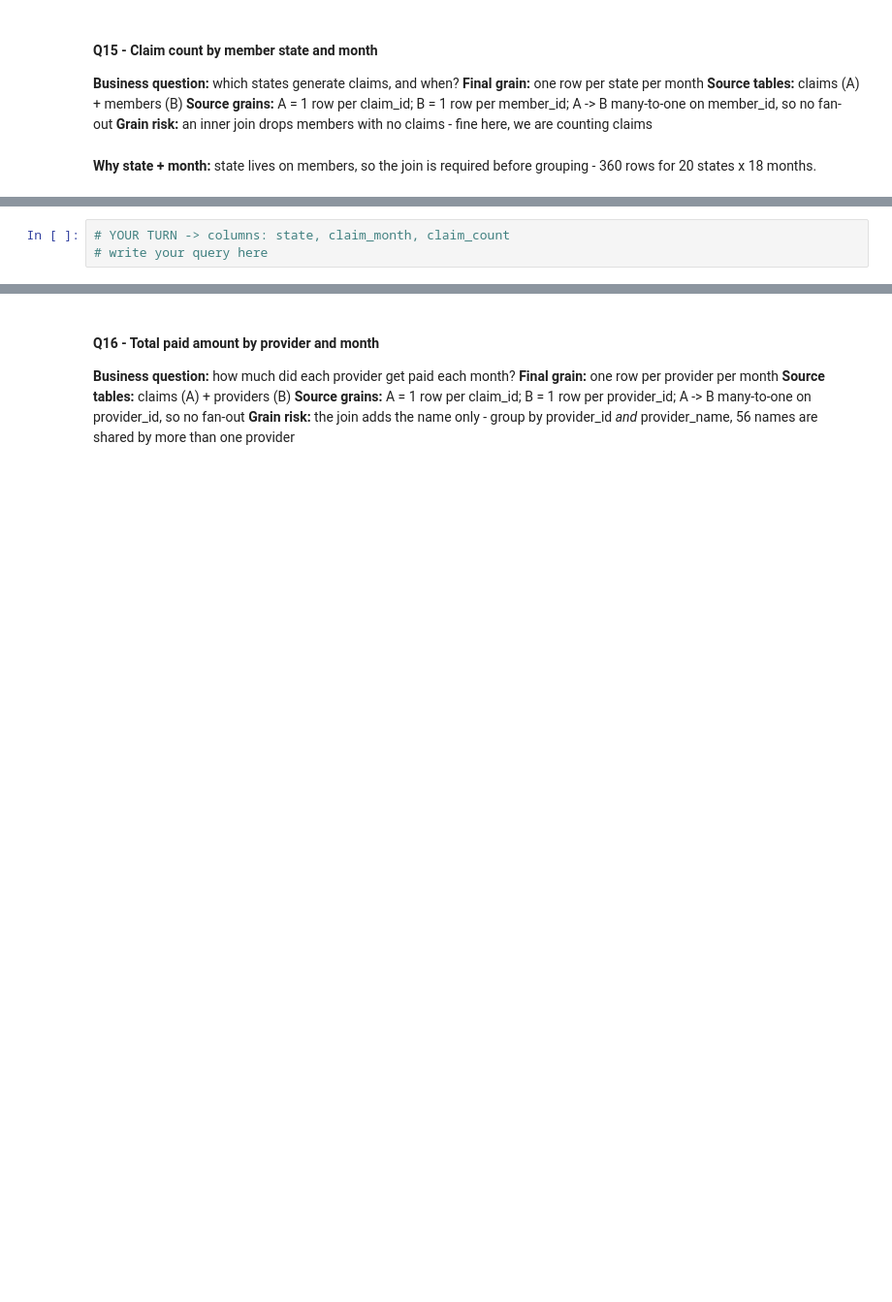
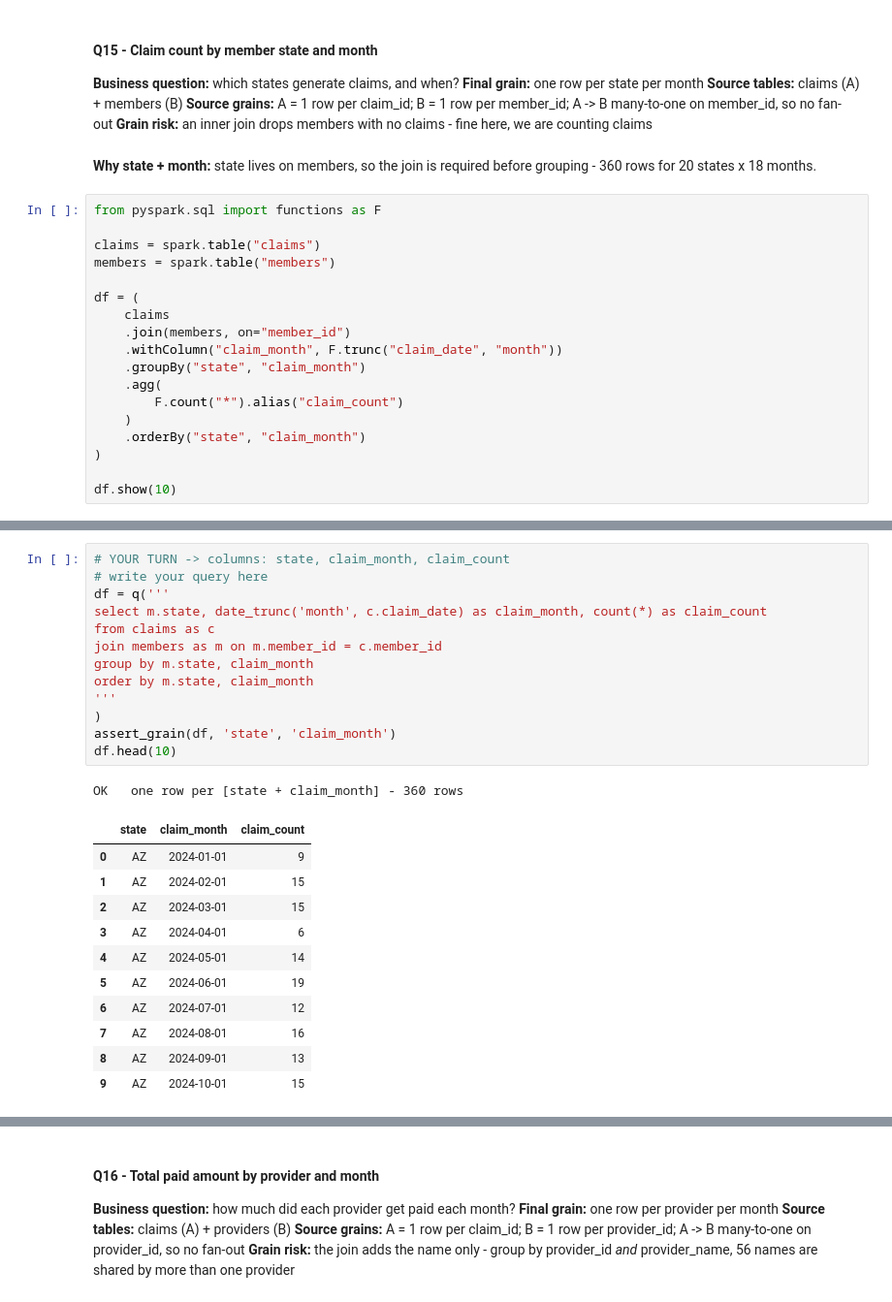
Before and after one commit to irajput215/databricks-wanderbricks, a Jupyter notebook: de-interview-prep/notebooks/01_sql_grain_and_aggregation.ipynb, the cells around one changed output, grey strips where cells are left out. Shown at 97% size. Cells and saved outputs as stored; diff of their text form; blank space fills up the shorter version.

```diff
--- a/de-interview-prep/notebooks/01_sql_grain_and_aggregation.ipynb
+++ b/de-interview-prep/notebooks/01_sql_grain_and_aggregation.ipynb
@@ -310,3 +536,21 @@ df.head(10)
 **Grain risk:** an inner join drops members with no claims - fine here, we are counting claims
 # %% [markdown]
 **Why state + month:** state lives on members, so the join is required before grouping - 360 rows for 20 states x 18 months.
+# %%
+from pyspark.sql import functions as F
+
+claims = spark.table("claims")
+members = spark.table("members")
+
+df = (
+    claims
+    .join(members, on="member_id")
+    .withColumn("claim_month", F.trunc("claim_date", "month"))
+    .groupBy("state", "claim_month")
+    .agg(
+        F.count("*").alias("claim_count")
+    )
+    .orderBy("state", "claim_month")
+)
+
+df.show(10)
@@ -313,6 +573,29 @@ df.head(10)
 # %%
 # YOUR TURN -> columns: state, claim_month, claim_count
 # write your query here
+df = q('''
+select m.state, date_trunc('month', c.claim_date) as claim_month, count(*) as claim_count
+from claims as c
+join members as m on m.member_id = c.member_id
+group by m.state, claim_month
+order by m.state, claim_month
+'''
+)
+assert_grain(df, 'state', 'claim_month')
+df.head(10)
+# %% [output]
+OK   one row per [state + claim_month] - 360 rows
+|  | state | claim_month | claim_count |
+| 0 | AZ | 2024-01-01 | 9 |
+| 1 | AZ | 2024-02-01 | 15 |
+| 2 | AZ | 2024-03-01 | 15 |
+| 3 | AZ | 2024-04-01 | 6 |
+| 4 | AZ | 2024-05-01 | 14 |
+| 5 | AZ | 2024-06-01 | 19 |
+| 6 | AZ | 2024-07-01 | 12 |
+| 7 | AZ | 2024-08-01 | 16 |
+| 8 | AZ | 2024-09-01 | 13 |
+| 9 | AZ | 2024-10-01 | 15 |
 # %%
 # SOLUTION
 df = q('''
```
Also changed, not shown: parts of 17 cells of this notebook, 8 other files.
